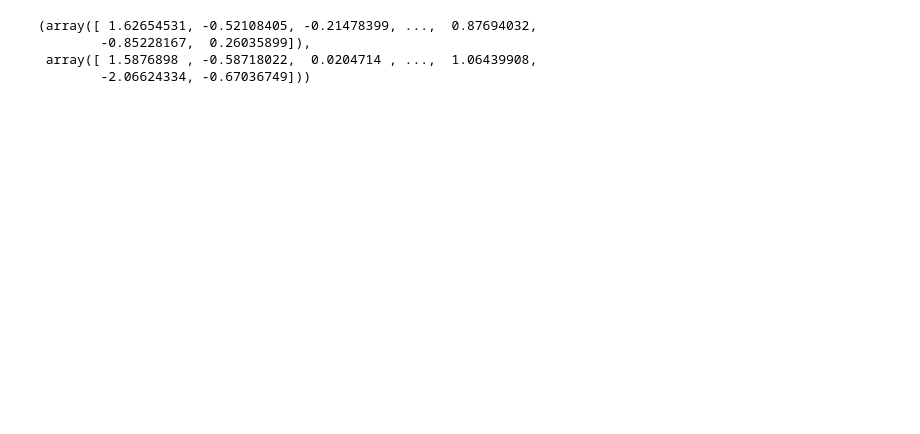
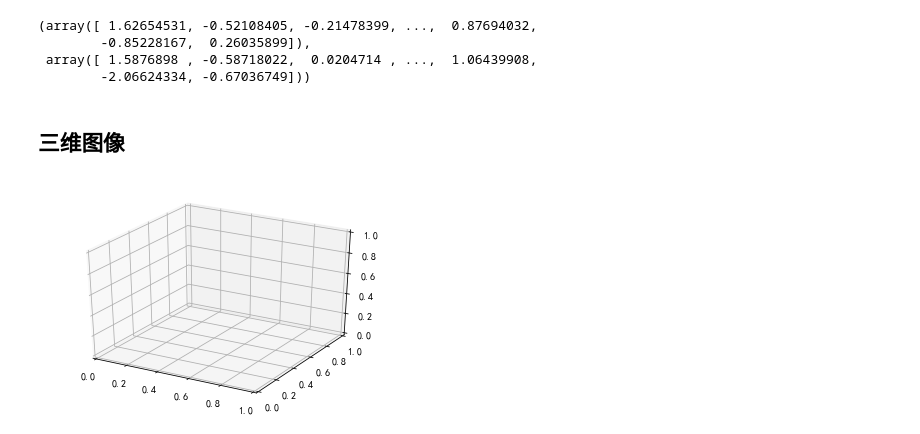
Before and after one commit to OcaenEyes/pandasLearn, a Jupyter notebook: matplotln/matplotlib50题.ipynb, the cells around one changed output. Saved outputs shown, nothing was run; the diff lists cells and outputs as text; code cells hidden in the pictures; blank space fills up the shorter version.

```diff
--- a/matplotln/matplotlib50题.ipynb
+++ b/matplotln/matplotlib50题.ipynb
@@ -395,3 +415,12 @@ x,y
         -0.85228167,  0.26035899]),
  array([ 1.5876898 , -0.58718022,  0.0204714 , ...,  1.06439908,
         -2.06624334, -0.67036749]))
+# %% [markdown]
+## 三维图像
+# %%
+# 创建一个三维画布
+from mpl_toolkits import mplot3d
+fig = plt.figure()
+ax= plt.axes(projection ='3d')
+# %% [output]
+[figure, added]
```
Also changed, not shown: parts of 10 cells of this notebook.
